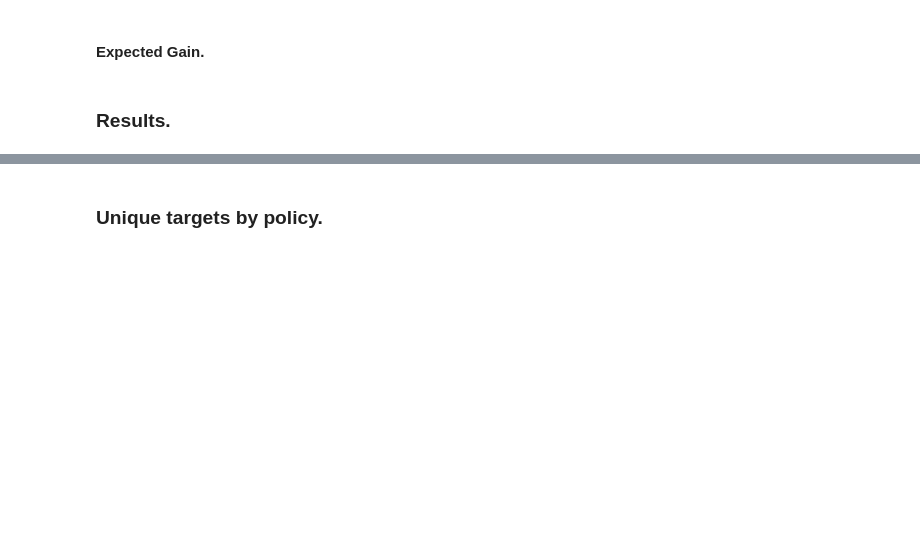
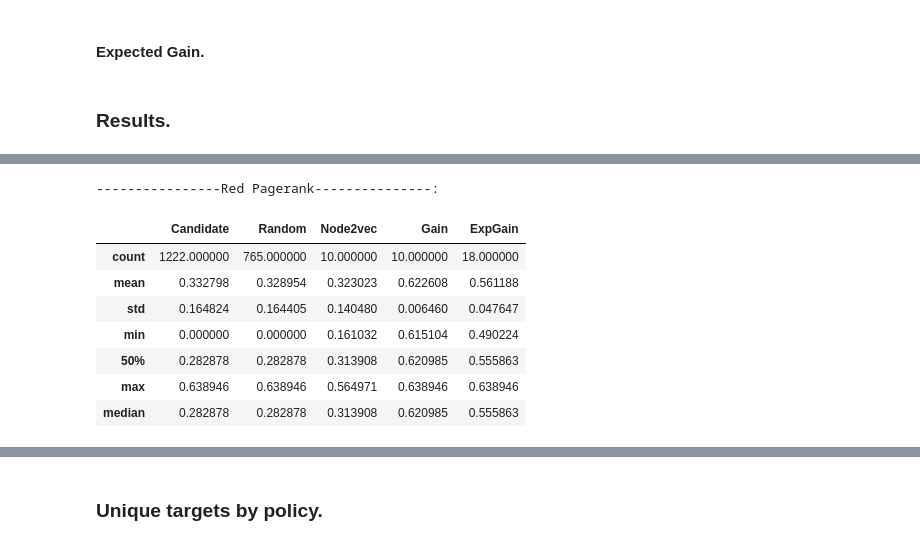
Before and after one commit to SotirisTsioutsiouliklis/FairRec, a Jupyter notebook: notebooks/targetsAnalysisRandomSourcesBlogs.ipynb, the cells around one changed output, grey strips where cells are left out. Saved outputs shown, nothing was run; the diff lists cells and outputs as text; code cells hidden in the pictures; blank space fills up the shorter version.

```diff
--- a/notebooks/targetsAnalysisRandomSourcesBlogs.ipynb
+++ b/notebooks/targetsAnalysisRandomSourcesBlogs.ipynb
@@ -354,0 +168,22 @@ targetRedInRatio
+# %%
+print("----------------Red Pagerank---------------:")
+
+targetRedPagerank = {
+    'Candidate': nodes.describe(percentiles= [])['redPagerank'].append(pd.Series(nodes.median()['redPagerank'], index=['median'] ) ),
+    'Random': targetNodes['Random'].describe(percentiles= [])['redPagerank'].append(pd.Series(targetNodes['Random'].median()['redPagerank'], index=['median'] ) ),
+    'Node2vec': targetNodes['Node2vec'].describe(percentiles= [])['redPagerank'].append(pd.Series(targetNodes['Node2vec'].median()['redPagerank'], index=['median'] ) ),
+    'Gain': targetNodes['Gain'].describe(percentiles= [])['redPagerank'].append(pd.Series(targetNodes['Gain'].median()['redPagerank'], index=['median'] ) ),
+    'ExpGain': targetNodes['ExpGain'].describe(percentiles= [])['redPagerank'].append(pd.Series(targetNodes['ExpGain'].median()['redPagerank'], index=['median'] ) )
+}
+targetRedPagerank = pd.DataFrame(targetRedPagerank)
+targetRedPagerank
+# %% [output]
+----------------Red Pagerank---------------:
+|  | Candidate | Random | Node2vec | Gain | ExpGain |
+| count | 1222.000000 | 765.000000 | 10.000000 | 10.000000 | 18.000000 |
+| mean | 0.332798 | 0.328954 | 0.323023 | 0.622608 | 0.561188 |
+| std | 0.164824 | 0.164405 | 0.140480 | 0.006460 | 0.047647 |
+| min | 0.000000 | 0.000000 | 0.161032 | 0.615104 | 0.490224 |
+| 50% | 0.282878 | 0.282878 | 0.313908 | 0.620985 | 0.555863 |
+| max | 0.638946 | 0.638946 | 0.564971 | 0.638946 | 0.638946 |
+| median | 0.282878 | 0.282878 | 0.313908 | 0.620985 | 0.555863 |
```
Also changed, not shown: parts of 11 cells of this notebook, 3 other files.
